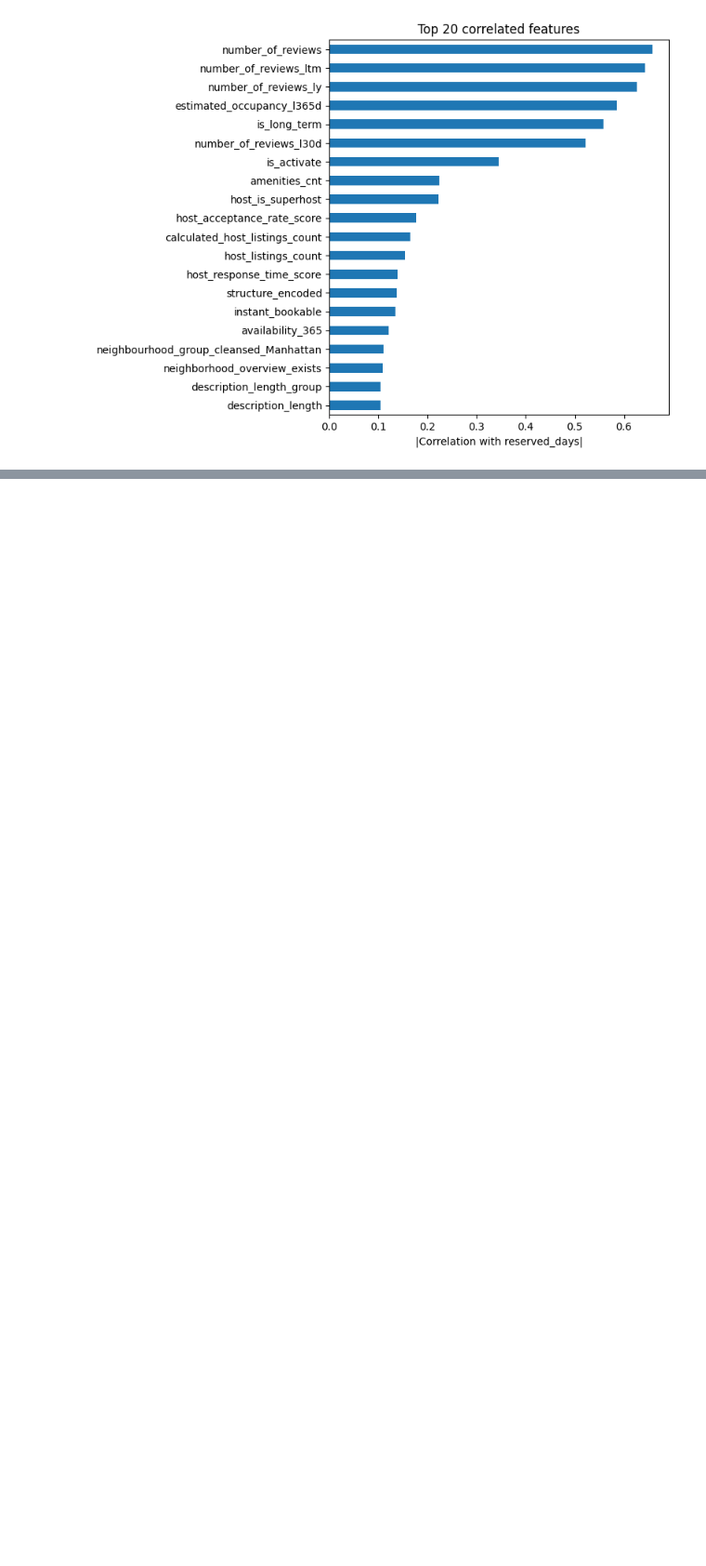
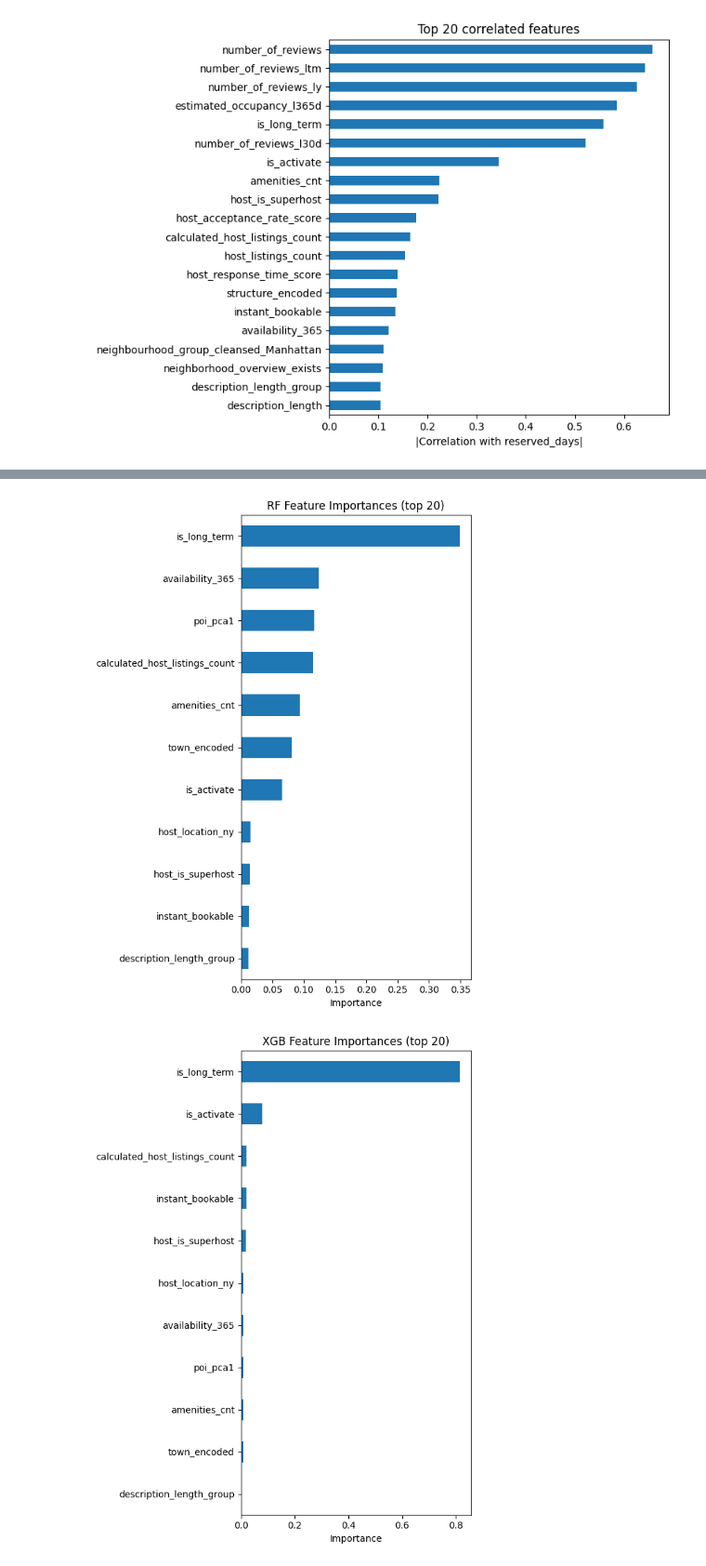
Before and after one commit to jiwon512/advanced_project, a Jupyter notebook: jiwon_project/2.eda/final_reserve_date.ipynb, the cells around one changed output, grey strips where cells are left out. Shown at 93% size. Cells and saved outputs as stored; diff of their text form; code cells hidden in the pictures; blank space fills up the shorter version.

```diff
--- a/jiwon_project/2.eda/final_reserve_date.ipynb
+++ b/jiwon_project/2.eda/final_reserve_date.ipynb
@@ -931,0 +1539,66 @@ print("RFE selected:", list(selected))
+# %%
+import pandas as pd
+import numpy as np
+import matplotlib.pyplot as plt
+from statsmodels.stats.outliers_influence import variance_inflation_factor
+from sklearn.inspection import permutation_importance
+
+# 1) (이미 학습된) best_rf, best_xgb 와 feature 리스트가 있다고 가정
+# features = [...]  # 위에서 쓰신 features 리스트
+
+# 2) RandomForest 피처 중요도 시각화
+rf_importances = pd.Series(
+    best_rf.feature_importances_, index=feat
+).sort_values(ascending=True)
+
+plt.figure(figsize=(6,8))
+rf_importances.tail(20).plot.barh(title="RF Feature Importances (top 20)")
+plt.xlabel("Importance")
+plt.tight_layout()
+plt.show()
+
+# 3) XGB 피처 중요도 시각화
+xgb_importances = pd.Series(
+    best_xgb.feature_importances_, index=feat
+).sort_values(ascending=True)
+
+plt.figure(figsize=(6,8))
+xgb_importances.tail(20).plot.barh(title="XGB Feature Importances (top 20)")
+plt.xlabel("Importance")
+plt.tight_layout()
+plt.show()
+
+# ▶ 추가: permutation importance (model-agnostic, RF 예시)
+perm_imp = permutation_importance(
+    best_rf, X_test, y_test, n_repeats=10, random_state=42, n_jobs=-1
+)
+perm_ser = pd.Series(perm_imp.importances_mean, index=feat).sort_values()
+plt.figure(figsize=(6,8))
+perm_ser.tail(20).plot.barh(title="Permutation Importances (RF)")
+plt.xlabel("Decrease in R²")
+plt.tight_layout()
+plt.show()
+
+
+# 4) VIF 계산용 DataFrame 준비
+X_vif = X_train.copy().fillna(0)  # 학습용 X를 사용하거나 전체 X를 써도 무방
+vif_df = pd.DataFrame({
+    "feature": X_vif.columns,
+    "VIF": [variance_inflation_factor(X_vif.values, i)
+            for i in range(X_vif.shape[1])]
+})
+vif_df = vif_df.sort_values("VIF", ascending=False)
+
+print("\n=== VIF (top 20) ===")
+print(vif_df.head(20))
+
+# 시각화 (선택)
+plt.figure(figsize=(6,8))
+vif_df.head(20).set_index("feature")["VIF"].plot.barh(title="Top 20 VIFs")
+plt.xlabel("VIF")
+plt.gca().invert_yaxis()
+plt.tight_layout()
+plt.show()
+# %% [output]
+[figure, added]
+[figure, added]
```
Also changed, not shown: parts of 30 cells of this notebook.
